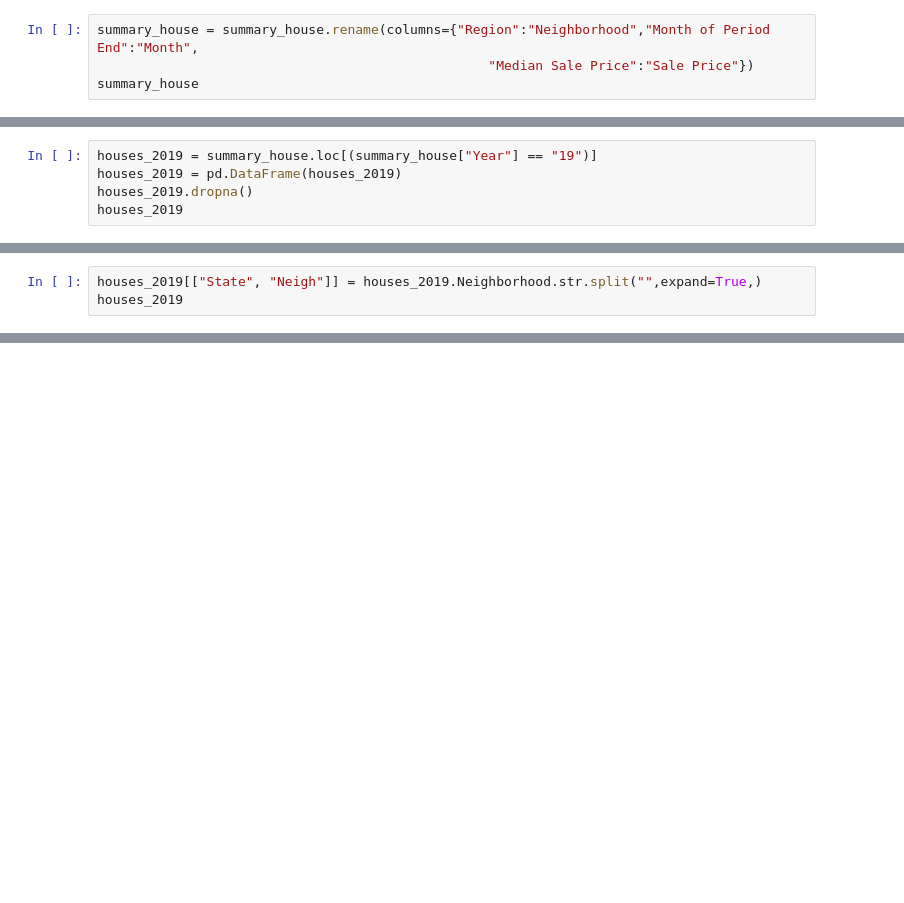
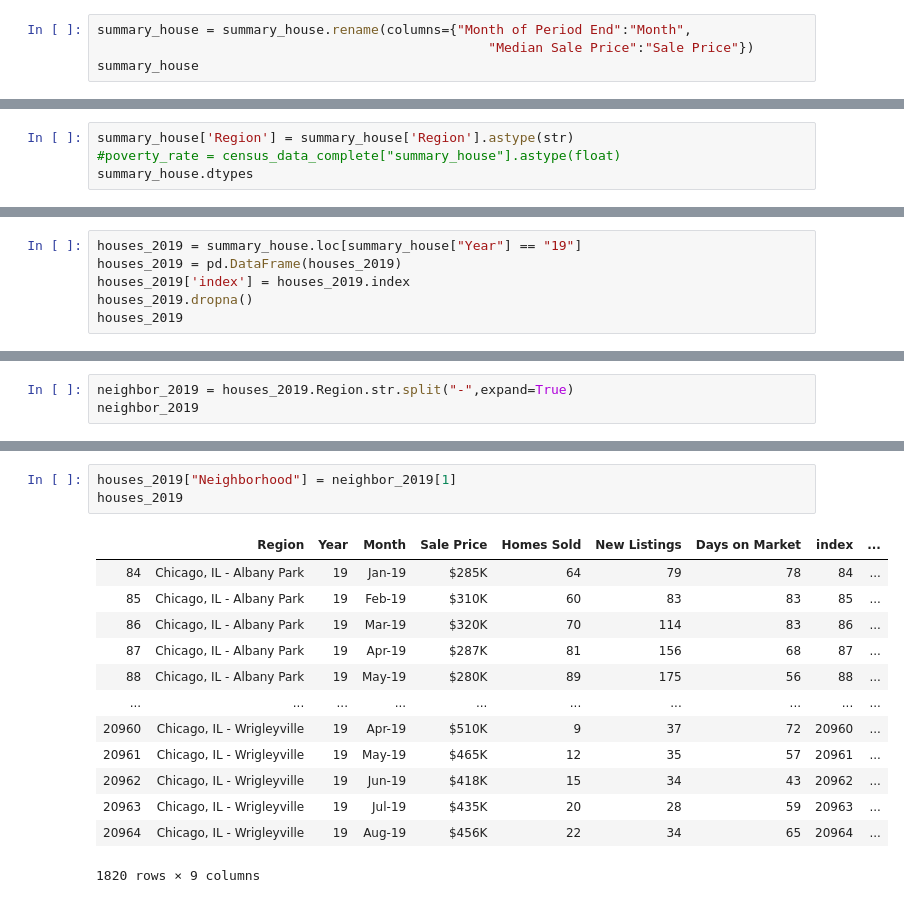
Before and after one commit to Fab-4-inc/project-1, a Jupyter notebook: Housing_data.ipynb, the cells around one changed output, grey strips where cells are left out. Cells and saved outputs as stored; diff of their text form; blank space fills up the shorter version.

```diff
--- a/Housing_data.ipynb
+++ b/Housing_data.ipynb
@@ -13,4 +57,4 @@ summary_house
 # %%
-summary_house = summary_house.rename(columns={"Region":"Neighborhood","Month of Period End":"Month",
+summary_house = summary_house.rename(columns={"Month of Period End":"Month",
                                                   "Median Sale Price":"Sale Price"})
 summary_house
@@ -16,0 +86,4 @@ summary_house
+# %%
+summary_house['Region'] = summary_house['Region'].astype(str)
+#poverty_rate = census_data_complete["summary_house"].astype(float)
+summary_house.dtypes
@@ -17,5 +99,6 @@ summary_house
 # %%
-houses_2019 = summary_house.loc[(summary_house["Year"] == "19")]
+houses_2019 = summary_house.loc[summary_house["Year"] == "19"]
 houses_2019 = pd.DataFrame(houses_2019)
+houses_2019['index'] = houses_2019.index
 houses_2019.dropna()
 houses_2019
@@ -27,3 +153,3 @@ len(ch_neighborhoods)
 # %%
-houses_2019[["State", "Neigh"]] = houses_2019.Neighborhood.str.split("",expand=True,)
-houses_2019
+neighbor_2019 = houses_2019.Region.str.split("-",expand=True)
+neighbor_2019
@@ -29,0 +170,17 @@ houses_2019
+# %%
+houses_2019["Neighborhood"] = neighbor_2019[1]
+houses_2019
+# %% [output]
+|  | Region | Year | Month | Sale Price | Homes Sold | New Listings | Days on Market | index | ... |
+| 84 | Chicago, IL - Albany Park | 19 | Jan-19 | $285K | 64 | 79 | 78 | 84 | ... |
+| 85 | Chicago, IL - Albany Park | 19 | Feb-19 | $310K | 60 | 83 | 83 | 85 | ... |
+| 86 | Chicago, IL - Albany Park | 19 | Mar-19 | $320K | 70 | 114 | 83 | 86 | ... |
+| 87 | Chicago, IL - Albany Park | 19 | Apr-19 | $287K | 81 | 156 | 68 | 87 | ... |
+| 88 | Chicago, IL - Albany Park | 19 | May-19 | $280K | 89 | 175 | 56 | 88 | ... |
+| ... | ... | ... | ... | ... | ... | ... | ... | ... | ... |
+| 20960 | Chicago, IL - Wrigleyville | 19 | Apr-19 | $510K | 9 | 37 | 72 | 20960 | ... |
+| 20961 | Chicago, IL - Wrigleyville | 19 | May-19 | $465K | 12 | 35 | 57 | 20961 | ... |
+| 20962 | Chicago, IL - Wrigleyville | 19 | Jun-19 | $418K | 15 | 34 | 43 | 20962 | ... |
+| 20963 | Chicago, IL - Wrigleyville | 19 | Jul-19 | $435K | 20 | 28 | 59 | 20963 | ... |
+| 20964 | Chicago, IL - Wrigleyville | 19 | Aug-19 | $456K | 22 | 34 | 65 | 20964 | ... |
+1820 rows × 9 columns
```
Also changed, not shown: parts of 20 cells of this notebook, 2 other files.
